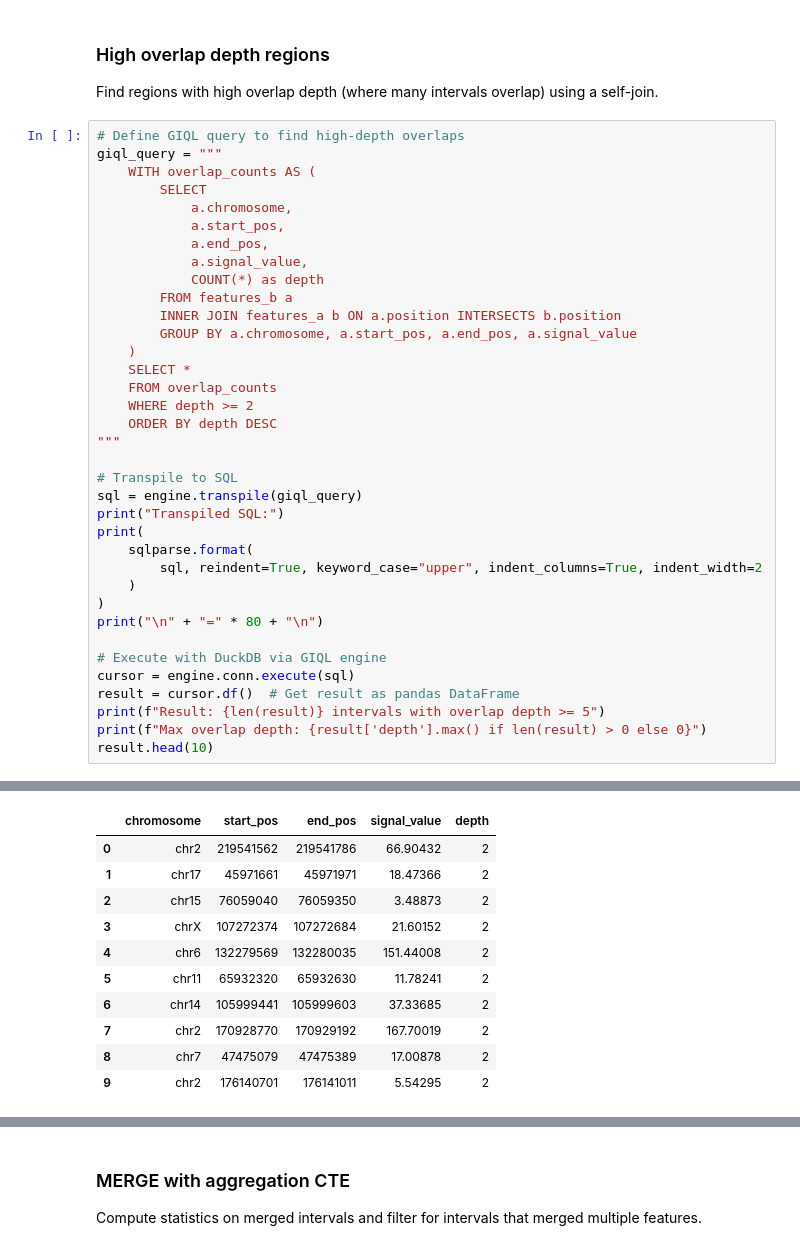
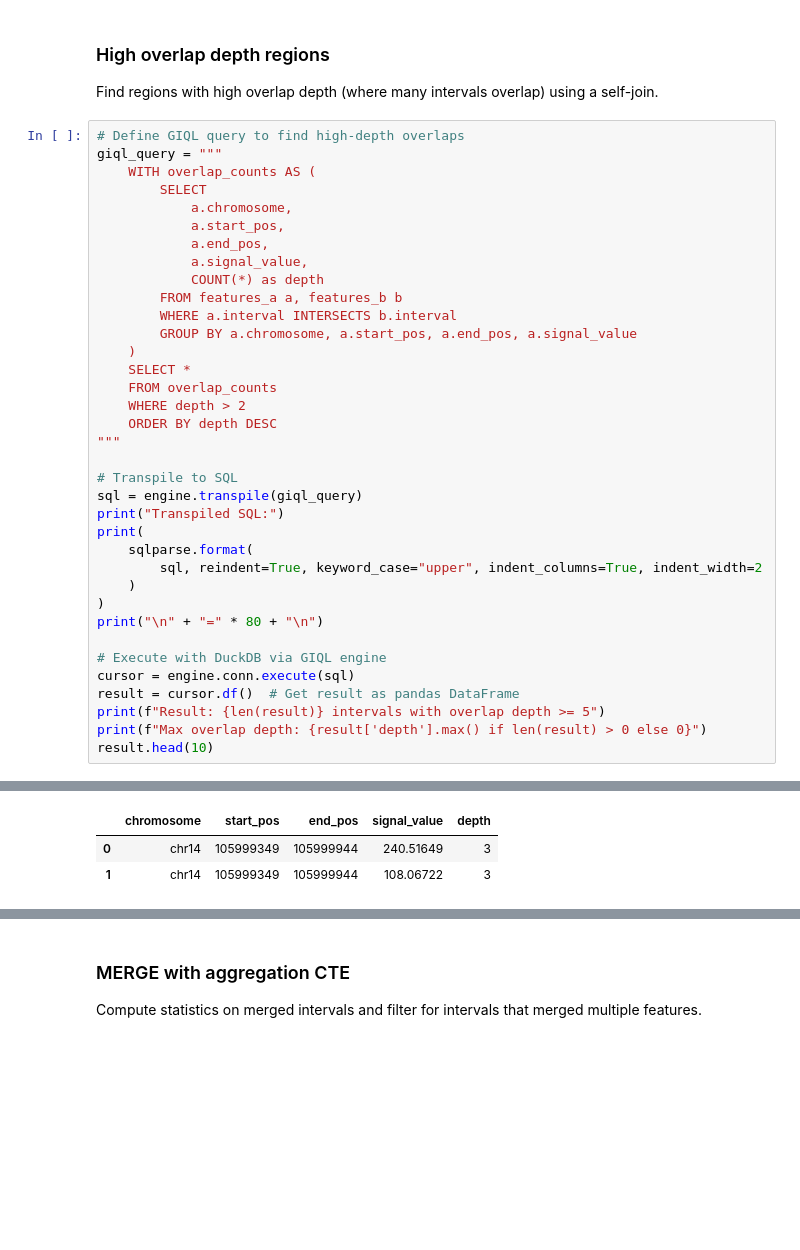
Before and after one commit to abdenlab/giql, a Jupyter notebook: demo.ipynb, the cells around one changed output, grey strips where cells are left out. Cells and saved outputs as stored; diff of their text form; blank space fills up the shorter version.

```diff
--- a/demo.ipynb
+++ b/demo.ipynb
@@ -163,13 +163,13 @@ giql_query = """
             a.end_pos,
             a.signal_value,
             COUNT(*) as depth
-        FROM features_b a
-        INNER JOIN features_a b ON a.position INTERSECTS b.position
+        FROM features_a a, features_b b
+        WHERE a.interval INTERSECTS b.interval
         GROUP BY a.chromosome, a.start_pos, a.end_pos, a.signal_value
     )
     SELECT *
     FROM overlap_counts
-    WHERE depth >= 2
+    WHERE depth > 2
     ORDER BY depth DESC
 """
 
@@ -210,14 +210,6 @@ Max overlap depth: 2
 |  | chromosome | start_pos | end_pos | signal_value | depth |
-| 0 | chr2 | 219541562 | 219541786 | 66.90432 | 2 |
-| 1 | chr17 | 45971661 | 45971971 | 18.47366 | 2 |
-| 2 | chr15 | 76059040 | 76059350 | 3.48873 | 2 |
-| 3 | chrX | 107272374 | 107272684 | 21.60152 | 2 |
-| 4 | chr6 | 132279569 | 132280035 | 151.44008 | 2 |
-| 5 | chr11 | 65932320 | 65932630 | 11.78241 | 2 |
-| 6 | chr14 | 105999441 | 105999603 | 37.33685 | 2 |
-| 7 | chr2 | 170928770 | 170929192 | 167.70019 | 2 |
-| 8 | chr7 | 47475079 | 47475389 | 17.00878 | 2 |
-| 9 | chr2 | 176140701 | 176141011 | 5.54295 | 2 |
+| 0 | chr14 | 105999349 | 105999944 | 240.51649 | 3 |
+| 1 | chr14 | 105999349 | 105999944 | 108.06722 | 3 |
 # %% [markdown]
 ---
 
```
Also changed, not shown: parts of 22 cells of this notebook, 5 other files.
